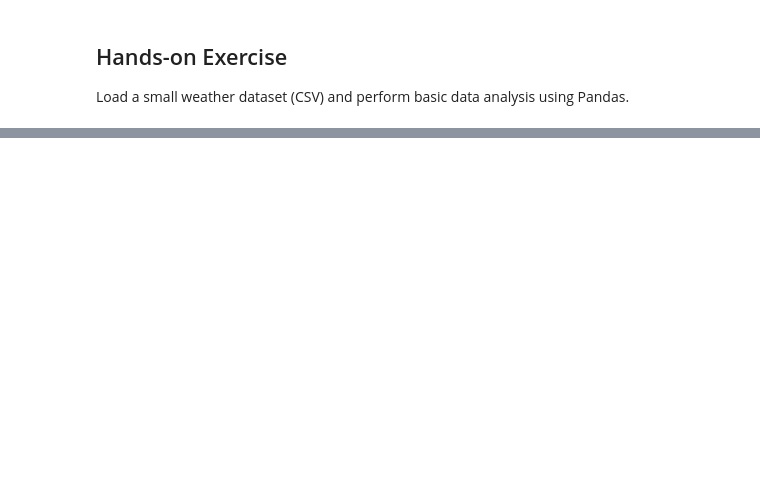
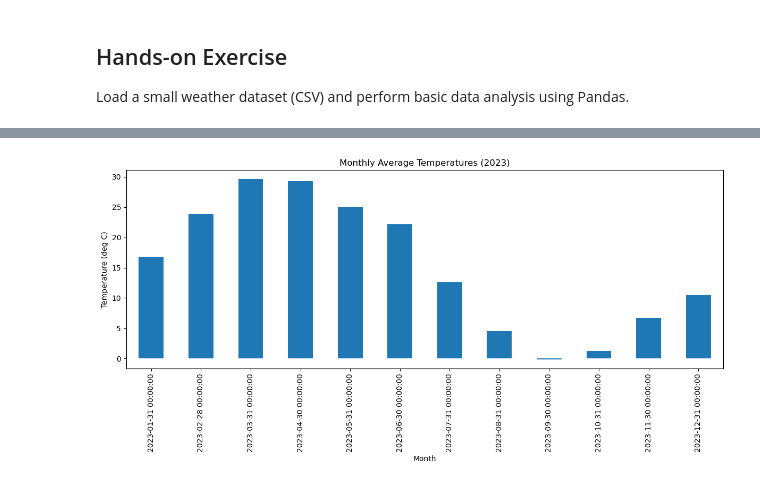
Before and after one commit to pandasambit15/CDT2024_python_intro, a Jupyter notebook: 02_NumPy_and_Pandas.ipynb, the cells around one changed output, grey strips where cells are left out. Drawn from its saved outputs; the diff is of its cells as text; code cells hidden in the pictures; blank space fills up the shorter version.

```diff
--- a/02_NumPy_and_Pandas.ipynb
+++ b/02_NumPy_and_Pandas.ipynb
@@ -50,0 +521,98 @@ Load a small weather dataset (CSV) and perform basic data analysis using Pandas.
+# %%
+
+import pandas as pd
+import numpy as np
+import matplotlib.pyplot as plt
+from scipy import stats
+
+# Generate synthetic weather station data for the year 2023
+dates = pd.date_range('20230101', periods=365)
+np.random.seed(42)  # for reproducibility
+
+weather_data = pd.DataFrame({
+    'temperature': np.random.normal(15, 10, 365),  # mean 15 deg C, std 10 deg C
+    'humidity': np.random.normal(70, 20, 365),     # mean 70%, std 20%
+    'wind_speed': np.random.exponential(5, 365),   # mean 5 m/s
+    'precipitation': np.random.exponential(2, 365) # mean 2 mm
+}, index=dates)
+
+# Add some seasonality to temperature
+weather_data['temperature'] += 15 * np.sin(np.arange(365) * 2 * np.pi / 365)
+
+# Ensure humidity is between 0 and 100
+weather_data['humidity'] = weather_data['humidity'].clip(0, 100)
+
+# Print the first few rows
+print(weather_data.head())
+
+# Basic statistics
+print(weather_data.describe())
+
+# Monthly averages
+monthly_data = weather_data.resample('M').mean()
+print("Monthly averages:", monthly_data)
+
+# Plot monthly temperature
+plt.figure(figsize=(12, 6))
+monthly_data['temperature'].plot(kind='bar')
+plt.title('Monthly Average Temperatures (2023)')
+plt.xlabel('Month')
+plt.ylabel('Temperature (deg C)')
+plt.tight_layout()
+plt.show()
+
+# Correlation between variables
+correlation = weather_data.corr()
+print("Correlation between variables:", correlation)
+
+# Scatter plot of temperature vs humidity
+plt.figure(figsize=(10, 6))
+plt.scatter(weather_data['temperature'], weather_data['humidity'], alpha=0.5)
+plt.title('Temperature vs Humidity')
+plt.xlabel('Temperature (deg C)')
+plt.ylabel('Humidity (%)')
+plt.tight_layout()
+plt.show()
+
+# Time series decomposition of temperature data
+from statsmodels.tsa.seasonal import seasonal_decompose
+
+# Use a period of 30 days (approximately one month) instead of 365
+temp_decomposition = seasonal_decompose(weather_data['temperature'], model='additive', period=30)
+
+fig, (ax1, ax2, ax3, ax4) = plt.subplots(4, 1, figsize=(12, 16))
+temp_decomposition.observed.plot(ax=ax1)
+ax1.set_title('Observed')
+temp_decomposition.trend.plot(ax=ax2)
+ax2.set_title('Trend')
+temp_decomposition.seasonal.plot(ax=ax3)
+ax3.set_title('Seasonal')
+temp_decomposition.resid.plot(ax=ax4)
+ax4.set_title('Residual')
+plt.tight_layout()
+plt.show()
+
+# Linear regression to check for temperature trend
+x = np.arange(len(weather_data))
+y = weather_data['temperature'].values
+slope, intercept, r_value, p_value, std_err = stats.linregress(x, y)
+
+# Plot the data and the trend line
+plt.figure(figsize=(12, 6))
+plt.scatter(weather_data.index, weather_data['temperature'], label='Daily Temperature')
+plt.plot(weather_data.index, intercept + slope * x, color='red',
+         label=f'Trend (slope: {slope:.4f}deg C/day)')
+plt.title('Temperature Trend (2023)')
+plt.xlabel('Date')
+plt.ylabel('Temperature (deg C)')
+plt.legend()
+plt.grid(True, linestyle='--', alpha=0.7)
+plt.tight_layout()
+plt.show()
+
+print(f"p-value: {p_value:.4f}")
+if p_value < 0.05:
+    print("There is a statistically significant trend.")
+else:
+    print("There is no statistically significant trend.")
+# %% [output]
@@ -50,0 +636 @@ Load a small weather dataset (CSV) and perform basic data analysis using Pandas.
+[figure, added]
```
Also changed, not shown: parts of 39 cells of this notebook, 2 other files.
